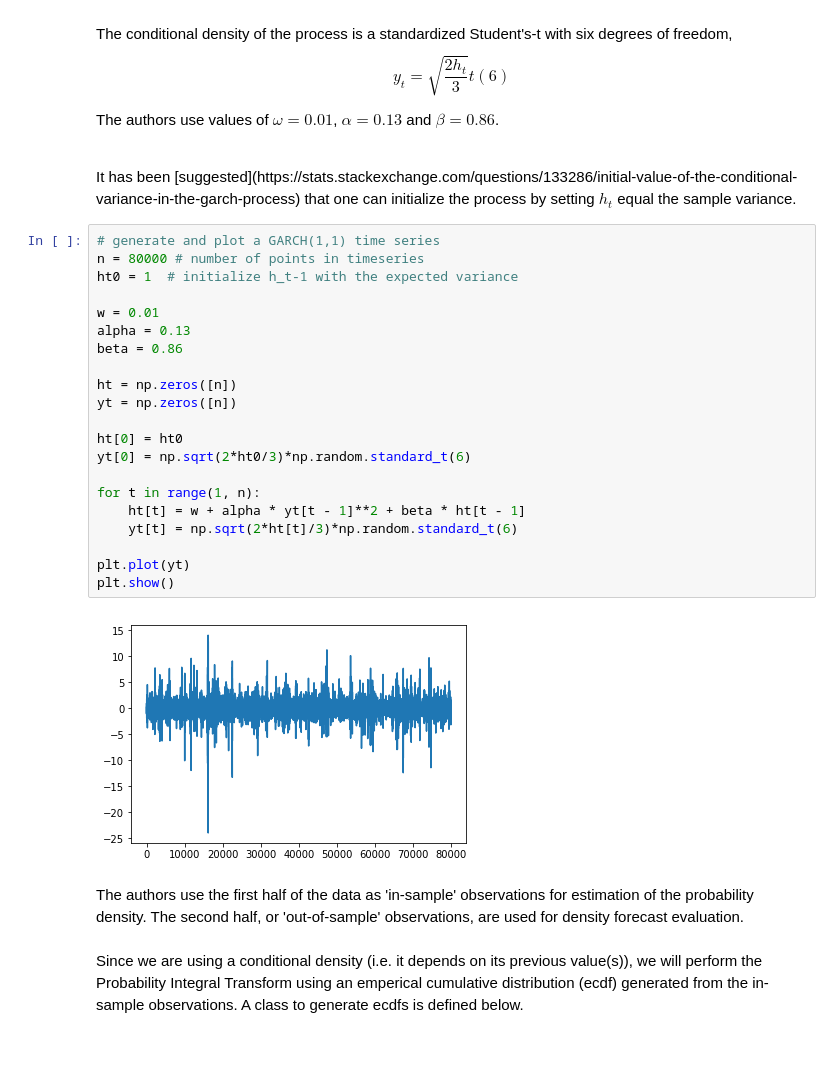
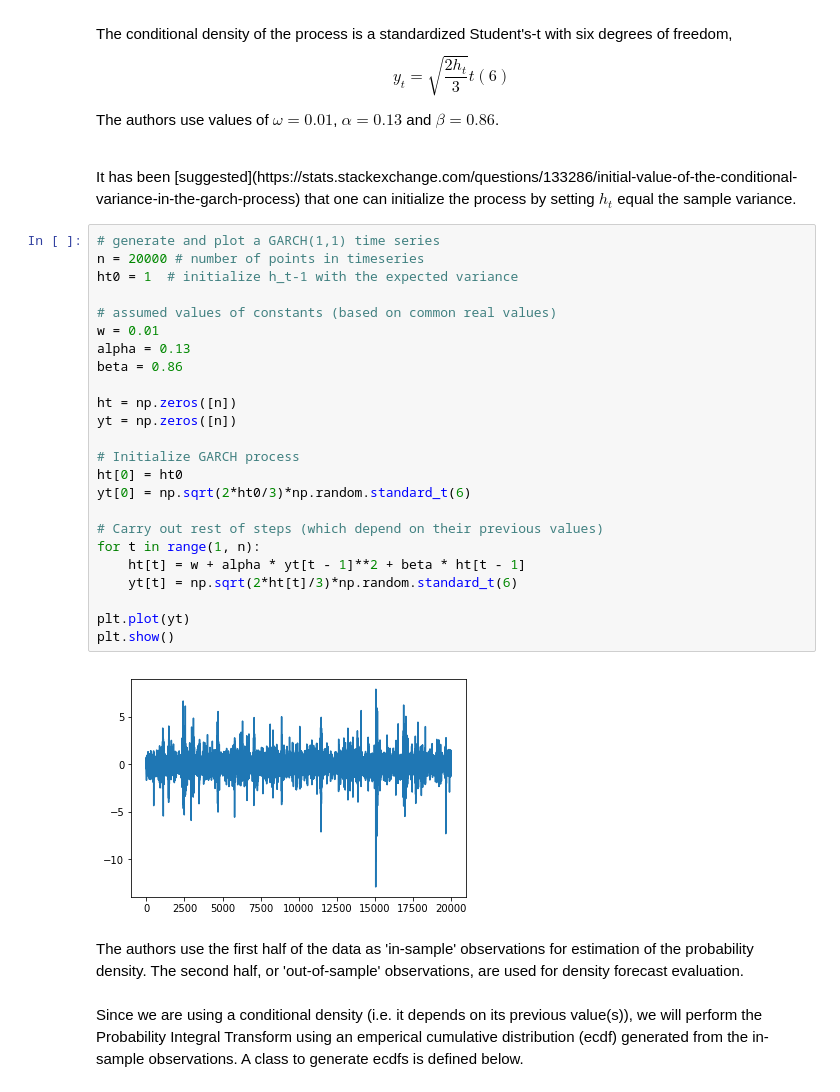
Before and after one commit to shirtsgroup/LLC_Membranes, a Jupyter notebook: notebooks/Probability Integral Transform.ipynb, the cells around one changed output. Cells and saved outputs as stored; diff of their text form; blank space fills up the shorter version.

```diff
--- a/notebooks/Probability Integral Transform.ipynb
+++ b/notebooks/Probability Integral Transform.ipynb
@@ -75,27 +77,30 @@ The authors use values of $\omega = 0.01$, $\alpha = 0.13$ and $\beta = 0.86$. <
 It has been [suggested](https://stats.stackexchange.com/questions/133286/initial-value-of-the-conditional-variance-in-the-garch-process) that one can initialize the process by setting $h_t$ equal the sample variance.
 # %%
 # generate and plot a GARCH(1,1) time series
-n = 80000 # number of points in timeseries
+n = 20000 # number of points in timeseries
 ht0 = 1  # initialize h_t-1 with the expected variance
 
+# assumed values of constants (based on common real values)
 w = 0.01
 alpha = 0.13
 beta = 0.86
 
 ht = np.zeros([n])
 yt = np.zeros([n])
 
+# Initialize GARCH process
 ht[0] = ht0
 yt[0] = np.sqrt(2*ht0/3)*np.random.standard_t(6)
 
+# Carry out rest of steps (which depend on their previous values)
 for t in range(1, n):
     ht[t] = w + alpha * yt[t - 1]**2 + beta * ht[t - 1]
     yt[t] = np.sqrt(2*ht[t]/3)*np.random.standard_t(6)
 
 plt.plot(yt)
 plt.show()
 # %% [output]
-[figure, old version]
+[figure, new version]
 # %% [markdown]
 The authors use the first half of the data as 'in-sample' observations for estimation of the probability density. The second half, or 'out-of-sample' observations, are used for density forecast evaluation. <br>
 <br>
```
Also changed, not shown: parts of 17 cells of this notebook, 1 other file.
